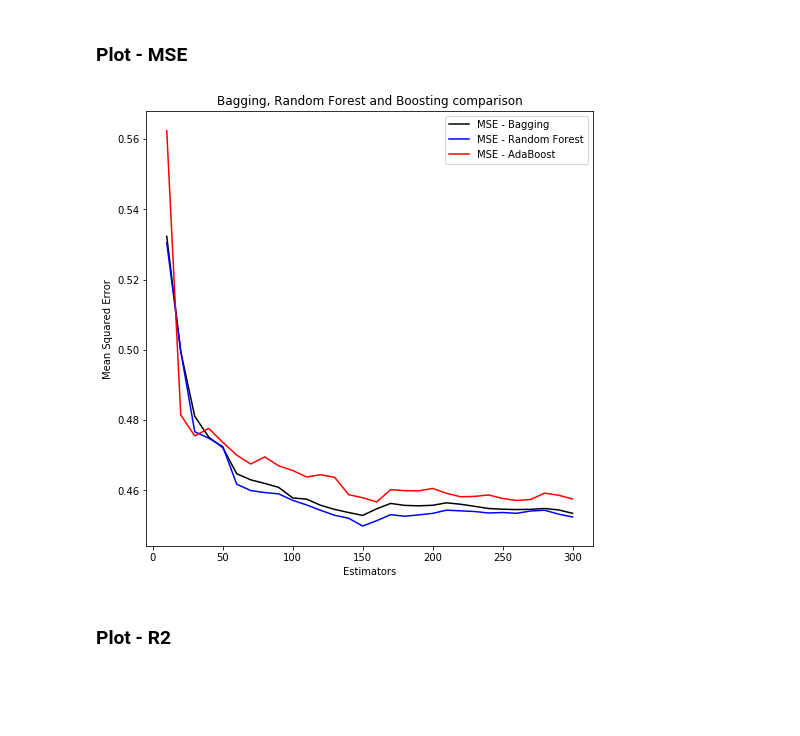
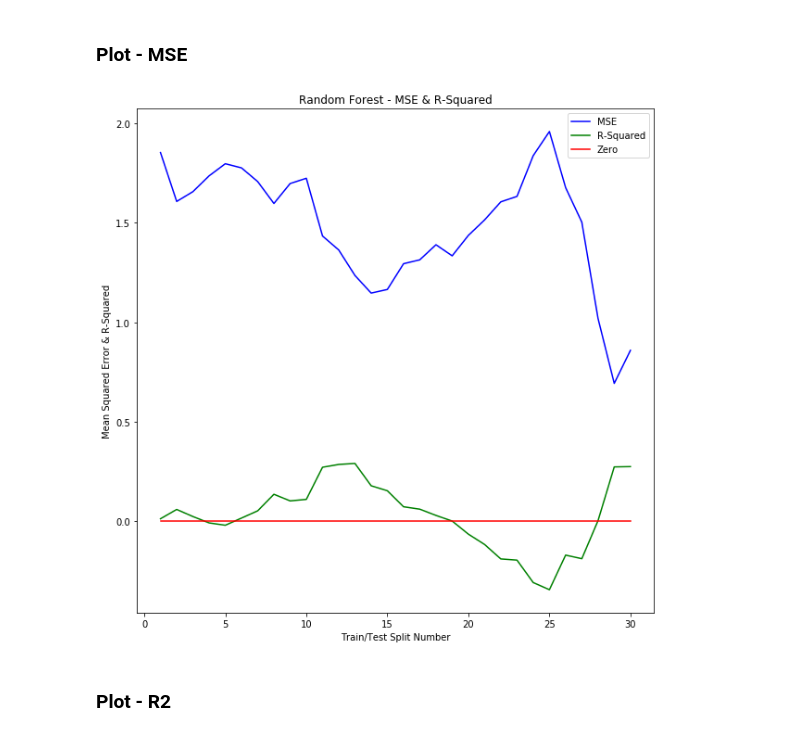
Before and after one commit to meenmo/Forecasting_Stock_Returns_via_Supervised_Learning, a Jupyter notebook: Code/AAT-DT_v2.ipynb, the cells around one changed output. Cells and saved outputs as stored; diff of their text form; code cells hidden in the pictures; blank space fills up the shorter version.

```diff
--- a/Code/AAT-DT_v2.ipynb
+++ b/Code/AAT-DT_v2.ipynb
@@ -189,3 +214,11 @@ y = scale(np.array(y)) # need to convert to numpy array first
+# %%
+# # all training data
+X_train_all = X.loc[(X.index < '2018-01-01')]
+y_train_all = y[X_train_all.index]
+
+# # creates all test data which is all after January 2018
+X_test = X.loc[(X.index >= '2018-01-01'),:]
+y_test = y[X_test.index]
 # %% [markdown]
 ### Time Series Train Test Split ----
 # %%
@@ -237,18 +289,0 @@ splits = TimeSeriesSplit(n_splits=3) # 3 splits
-# %%
-
-estimators = np.zeros(axis_step)
-
-# # Predictions
-# rf_predict = np.zeros(axis_step)
-# bagging_predict = np.zeros(axis_step)
-# boosting_predict = np.zeros(axis_step)
-
-# MSE
-rf_mse = np.zeros(axis_step)
-bagging_mse = np.zeros(axis_step)
-boosting_mse = np.zeros(axis_step)
-
-# R2
-rf_r2 = np.zeros(axis_step)
-bagging_r2 = np.zeros(axis_step)
-boosting_r2 = np.zeros(axis_step)
@@ -359,20 +291,21 @@ Boosting Estimator: 300 of 300...
 ### Plot - MSE
 # %%
 # Plot the chart of MSE versus number of estimators
-plt.figure(figsize=(8, 8))
-plt.title('Bagging, Random Forest and Boosting comparison')
+plt.figure(figsize=(10, 10))
+plt.title('Random Forest - MSE & R-Squared')
 
 ### MSE
-plt.plot(estimators, bagging_mse, 'b-', color="black", label='MSE - Bagging')
-plt.plot(estimators, rf_mse, 'b-', color="blue", label='MSE - Random Forest')
-plt.plot(estimators, boosting_mse, 'b-', color="red", label='MSE - AdaBoost')
+plt.plot(list(range(1,splitCount+1)), rf_mse, 'b-', color="blue", label='MSE')
+plt.plot(list(range(1,splitCount+1)), rf_r2, 'b-', color="green", label='R-Squared')
+plt.plot(list(range(1,splitCount+1)), np.array([0] * splitCount), 'b-', color="red", label='Zero')
+
 
 plt.legend(loc='upper right')
-plt.xlabel('Estimators')
-plt.ylabel('Mean Squared Error')
+plt.xlabel('Train/Test Split Number')
+plt.ylabel('Mean Squared Error & R-Squared')
 plt.show()
 # %% [output]
-[figure, old version]
+[figure, new version]
 # %% [markdown]
 ### Plot - R2
 # %%
```
Also changed, not shown: parts of 7 cells of this notebook.
